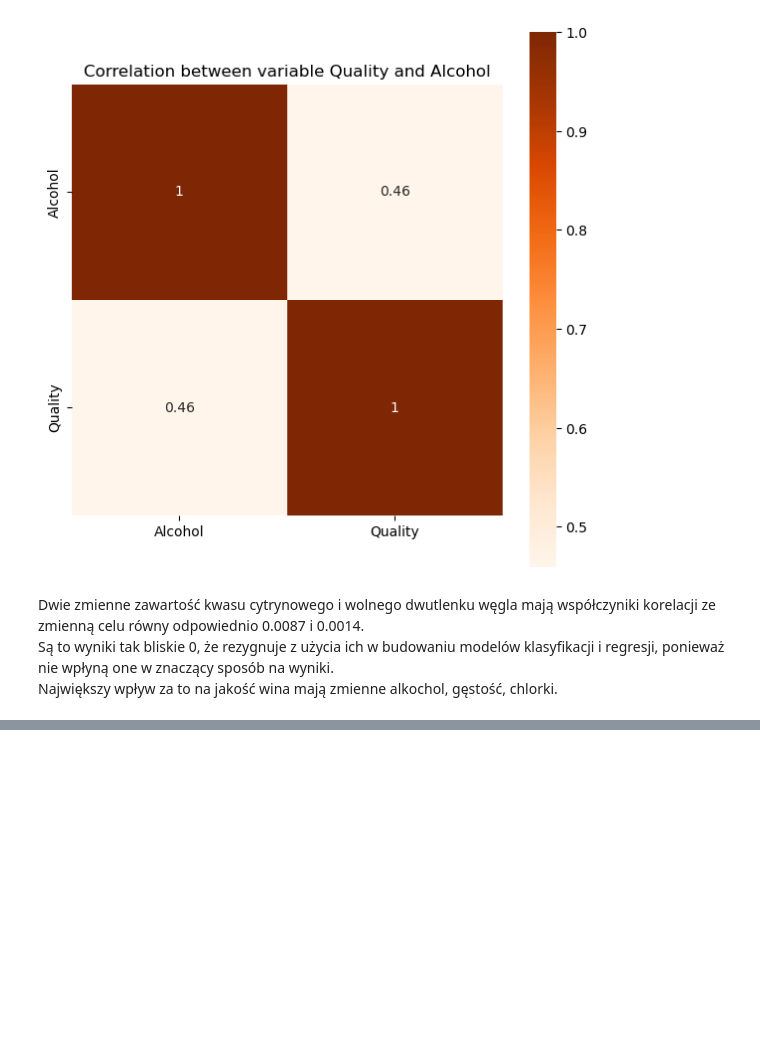
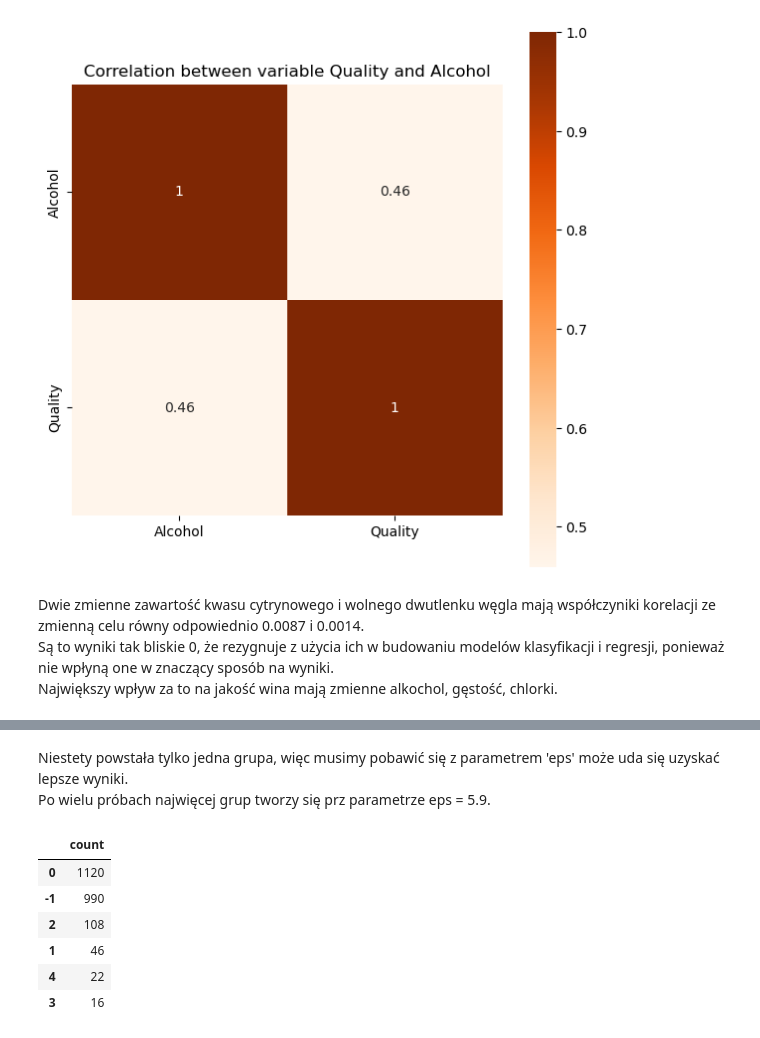
Before and after one commit to rrnax/WhiteWine, a Jupyter notebook: Data_analize.ipynb, the cells around one changed output, grey strips where cells are left out. Saved outputs shown, nothing was run; the diff lists cells and outputs as text; code cells hidden in the pictures; blank space fills up the shorter version.

```diff
--- a/Data_analize.ipynb
+++ b/Data_analize.ipynb
@@ -206,0 +252,15 @@ Na wykresach rozrzutu nie znalazłem żadnej interesującej rzecy szczególnie,
+# %% [markdown]
+Niestety powstała tylko jedna grupa, więc musimy pobawić się z parametrem 'eps' może uda się uzyskać lepsze wyniki.\
+Po wielu próbach najwięcej grup tworzy się prz parametrze eps = 5.9.
+# %%
+train_dbscan = DBSCAN(eps=5.8, min_samples=min_observations)
+train_dbscan.fit(X_train_groups)
+pd.Series(train_dbscan.labels_).value_counts().to_frame()
+# %% [output]
+|  | count |
+| 0 | 1120 |
+| -1 | 990 |
+| 2 | 108 |
+| 1 | 46 |
+| 4 | 22 |
+| 3 | 16 |
```
Also changed, not shown: parts of 13 cells of this notebook.
